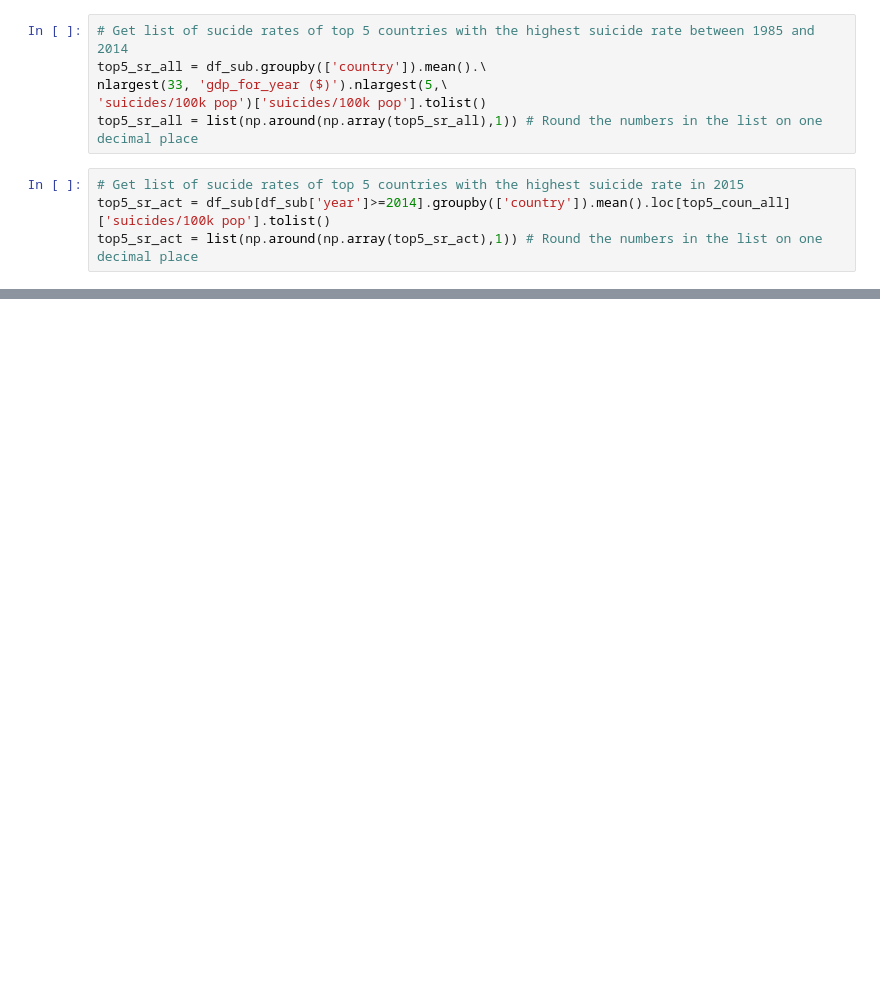
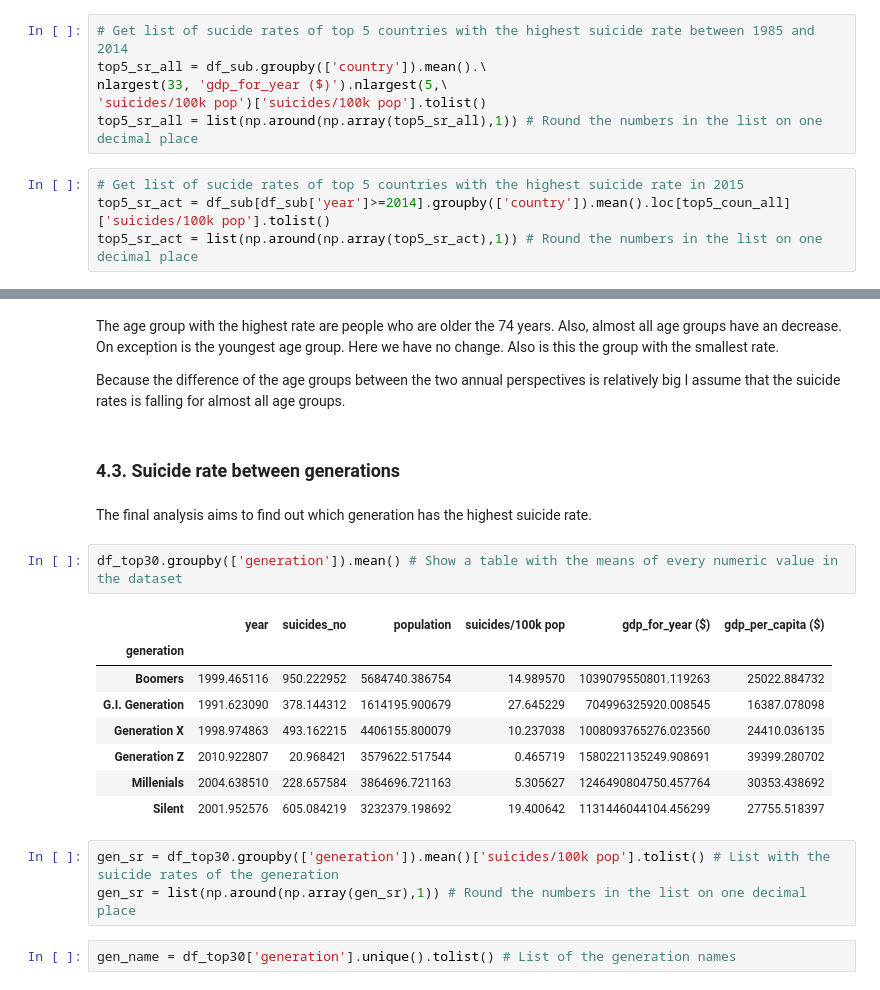
Before and after one commit to maximkiesel1/Exploratory_Data_Analysis_Mental_Health, a Jupyter notebook: Global_Suicide_Analysis1.ipynb, the cells around one changed output, grey strips where cells are left out. Cells and saved outputs as stored; diff of their text form; blank space fills up the shorter version.

```diff
--- a/Global_Suicide_Analysis1.ipynb
+++ b/Global_Suicide_Analysis1.ipynb
@@ -739,0 +750,24 @@ Because the difference of the age groups between the two annual perspectives is
+# %% [markdown]
+The age group with the highest rate are people who are older the 74 years. Also, almost all age groups have an decrease. On exception is the youngest age group. Here we have no change. Also is this the group with the smallest rate.
+
+Because the difference of the age groups between the two annual perspectives is relatively big I assume that the suicide rates is falling for almost all age groups.
+# %% [markdown]
+### 4.3. Suicide rate between generations
+# %% [markdown]
+The final analysis aims to find out which generation has the highest suicide rate.
+# %%
+df_top30.groupby(['generation']).mean() # Show a table with the means of every numeric value in the dataset
+# %% [output]
+|  | year | suicides_no | population | suicides/100k pop | gdp_for_year ($) | gdp_per_capita ($) |
+| generation |  |  |  |  |  |  |
+| Boomers | 1999.465116 | 950.222952 | 5684740.386754 | 14.989570 | 1039079550801.119263 | 25022.884732 |
+| G.I. Generation | 1991.623090 | 378.144312 | 1614195.900679 | 27.645229 | 704996325920.008545 | 16387.078098 |
+| Generation X | 1998.974863 | 493.162215 | 4406155.800079 | 10.237038 | 1008093765276.023560 | 24410.036135 |
+| Generation Z | 2010.922807 | 20.968421 | 3579622.517544 | 0.465719 | 1580221135249.908691 | 39399.280702 |
+| Millenials | 2004.638510 | 228.657584 | 3864696.721163 | 5.305627 | 1246490804750.457764 | 30353.438692 |
+| Silent | 2001.952576 | 605.084219 | 3232379.198692 | 19.400642 | 1131446044104.456299 | 27755.518397 |
+# %%
+gen_sr = df_top30.groupby(['generation']).mean()['suicides/100k pop'].tolist() # List with the suicide rates of the generation
+gen_sr = list(np.around(np.array(gen_sr),1)) # Round the numbers in the list on one decimal place
+# %%
+gen_name = df_top30['generation'].unique().tolist() # List of the generation names
```
Also changed, not shown: parts of 98 cells of this notebook.
